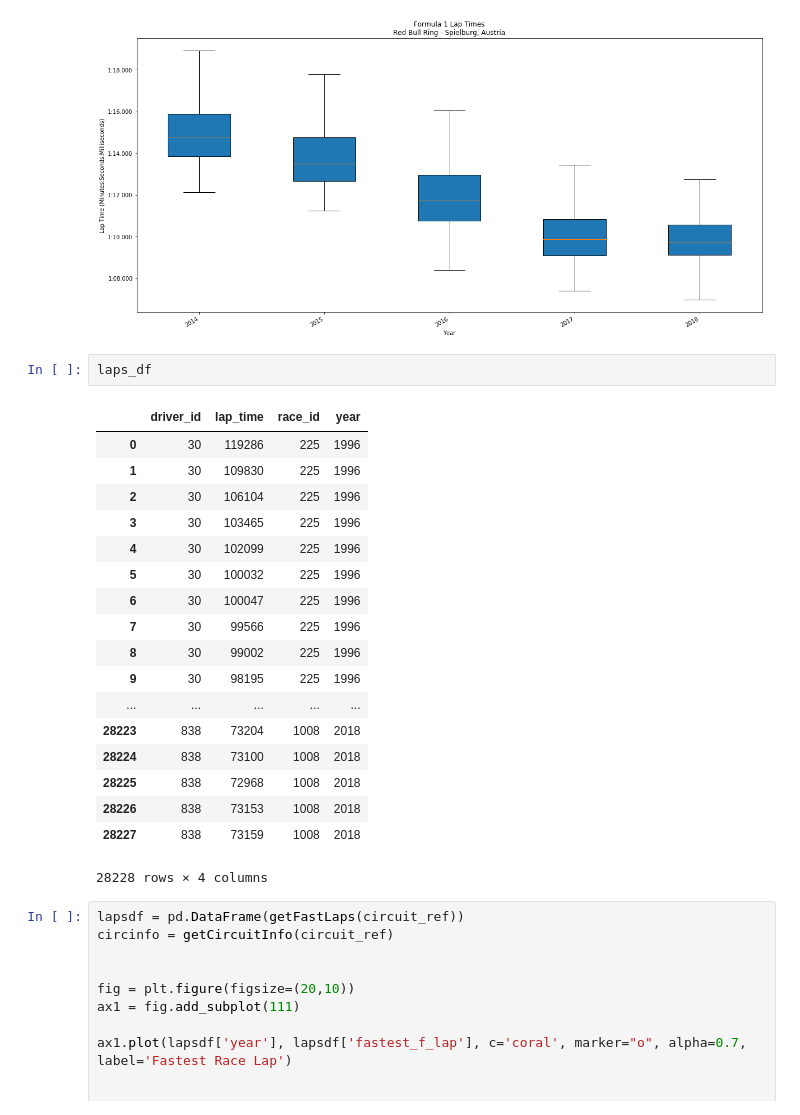
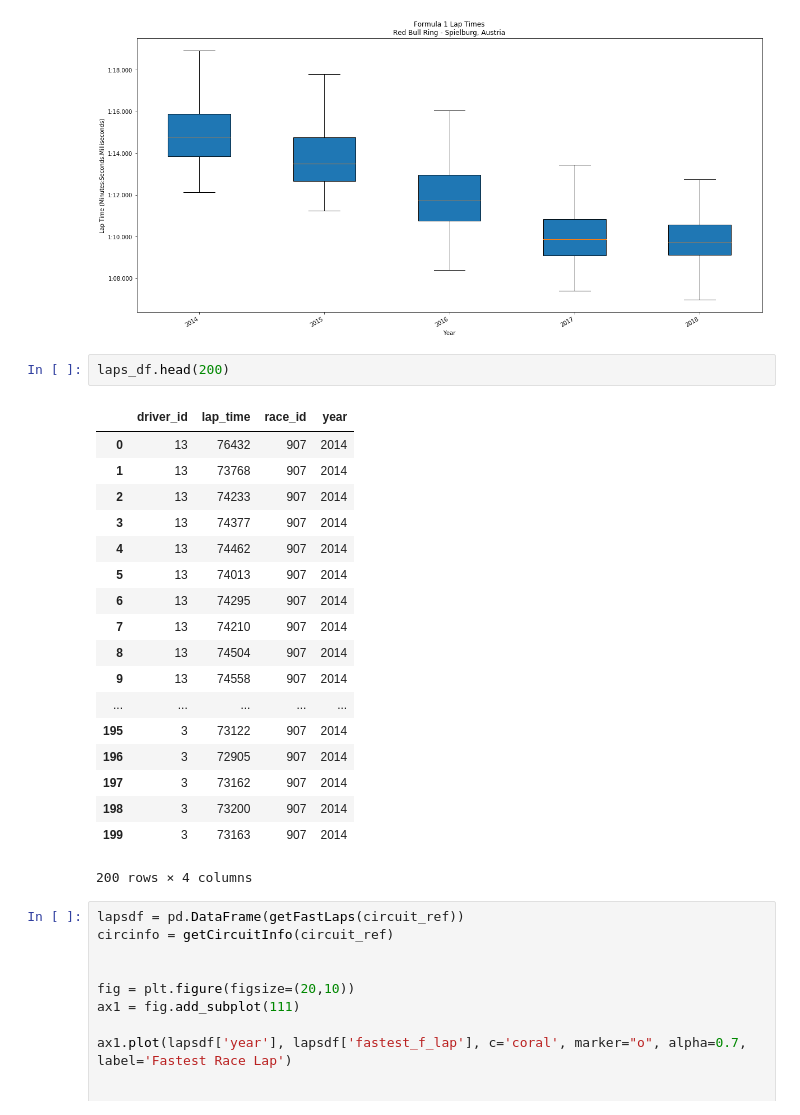
Before and after one commit to HeyMikeMarshall/visualformulaone, a Jupyter notebook: notebooks/Untitled.ipynb, the cells around one changed output. Cells and saved outputs as stored; diff of their text form.

```diff
--- a/notebooks/Untitled.ipynb
+++ b/notebooks/Untitled.ipynb
@@ -137,26 +137,26 @@ plt.show()
 # %% [output]
 [figure]
 # %%
-laps_df
+laps_df.head(200)
 # %% [output]
 |  | driver_id | lap_time | race_id | year |
-| 0 | 30 | 119286 | 225 | 1996 |
-| 1 | 30 | 109830 | 225 | 1996 |
-| 2 | 30 | 106104 | 225 | 1996 |
-| 3 | 30 | 103465 | 225 | 1996 |
-| 4 | 30 | 102099 | 225 | 1996 |
-| 5 | 30 | 100032 | 225 | 1996 |
-| 6 | 30 | 100047 | 225 | 1996 |
-| 7 | 30 | 99566 | 225 | 1996 |
-| 8 | 30 | 99002 | 225 | 1996 |
-| 9 | 30 | 98195 | 225 | 1996 |
+| 0 | 13 | 76432 | 907 | 2014 |
+| 1 | 13 | 73768 | 907 | 2014 |
+| 2 | 13 | 74233 | 907 | 2014 |
+| 3 | 13 | 74377 | 907 | 2014 |
+| 4 | 13 | 74462 | 907 | 2014 |
+| 5 | 13 | 74013 | 907 | 2014 |
+| 6 | 13 | 74295 | 907 | 2014 |
+| 7 | 13 | 74210 | 907 | 2014 |
+| 8 | 13 | 74504 | 907 | 2014 |
+| 9 | 13 | 74558 | 907 | 2014 |
 | ... | ... | ... | ... | ... |
-| 28223 | 838 | 73204 | 1008 | 2018 |
-| 28224 | 838 | 73100 | 1008 | 2018 |
-| 28225 | 838 | 72968 | 1008 | 2018 |
-| 28226 | 838 | 73153 | 1008 | 2018 |
-| 28227 | 838 | 73159 | 1008 | 2018 |
+| 195 | 3 | 73122 | 907 | 2014 |
+| 196 | 3 | 72905 | 907 | 2014 |
+| 197 | 3 | 73162 | 907 | 2014 |
+| 198 | 3 | 73200 | 907 | 2014 |
+| 199 | 3 | 73163 | 907 | 2014 |
-28228 rows × 4 columns
+200 rows × 4 columns
 # %%
 lapsdf = pd.DataFrame(getFastLaps(circuit_ref))
 circinfo = getCircuitInfo(circuit_ref)
```
Also changed, not shown: 2 other files.
